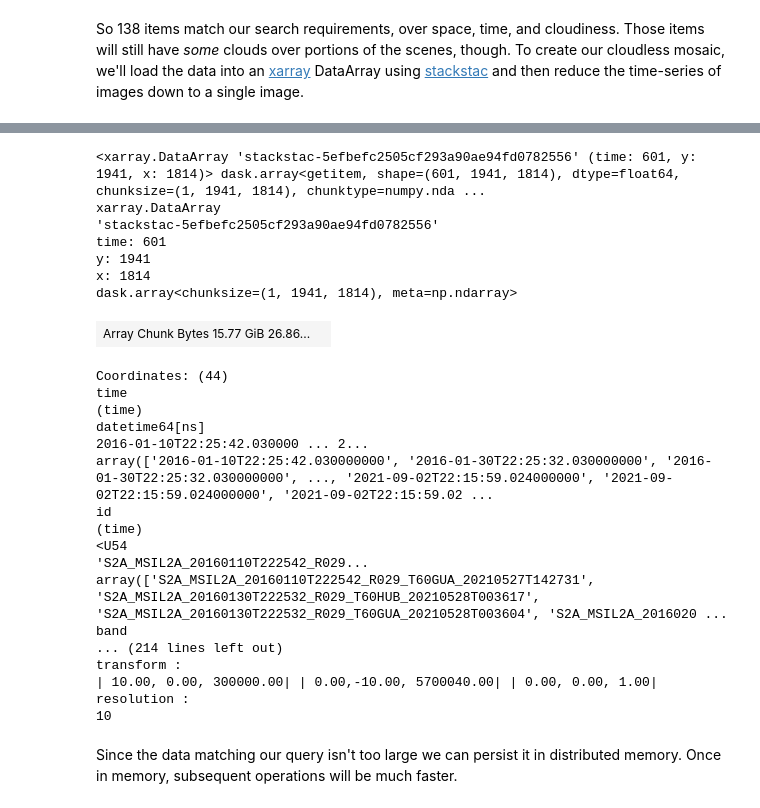
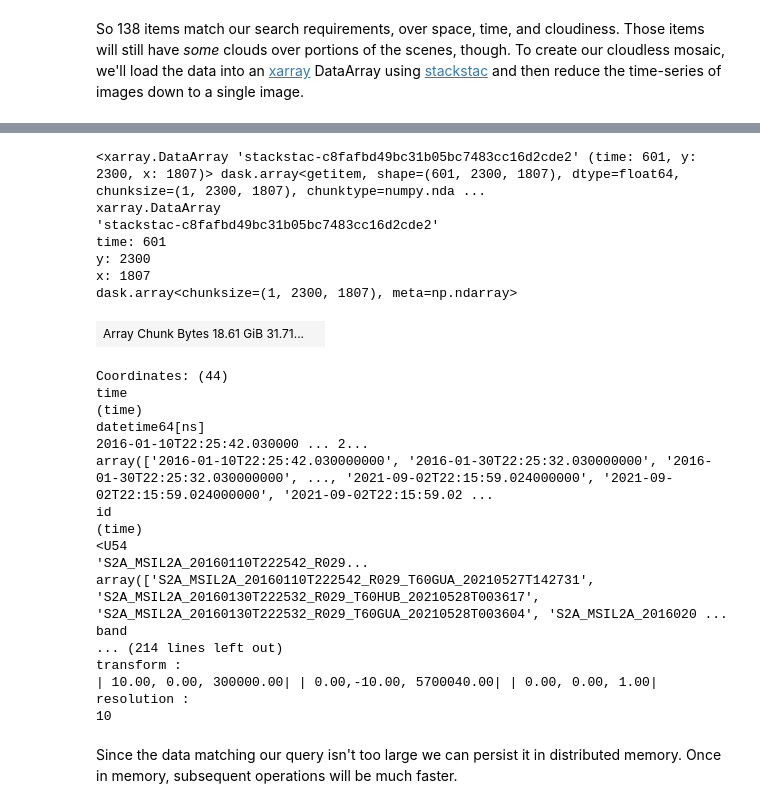
Before and after one commit to forrestfwilliams/planetary_computer, a Jupyter notebook: yearly_sentinel2_mosaic.ipynb, the cells around one changed output, grey strips where cells are left out. Cells and saved outputs as stored; diff of their text form; code cells hidden in the pictures.

```diff
--- a/yearly_sentinel2_mosaic.ipynb
+++ b/yearly_sentinel2_mosaic.ipynb
@@ -85,31 +86,31 @@ Wall time: 647 ms
 # %%
 data = (
     stackstac.stack(
         signed_items,
         assets=["B08"],
         chunksize=4096,
         resolution=10,
     )
     .where(lambda x: x > 0, other=np.nan)  # sentinel-2 uses 0 as nodata
 )
 
 # Get bounding box in projection of data
 project = pyproj.Transformer.from_crs(pyproj.CRS('EPSG:4326'), pyproj.CRS(data.crs), always_xy=True).transform
-pol_utm = transform(project, bbox_pol)
+pol_utm = transform(project, pol)
 minx, miny, maxx, maxy = pol_utm.bounds
 
 # Subset data
 data = data.sel(x=slice(minx, maxx), y=slice(maxy,miny), band='B08')
 data
 # %% [output]
-<xarray.DataArray 'stackstac-5efbefc2505cf293a90ae94fd0782556' (time: 601, y: 1941, x: 1814)> dask.array<getitem, shape=(601, 1941, 1814), dtype=float64, chunksize=(1, 1941, 1814), chunktype=numpy.nda ...
+<xarray.DataArray 'stackstac-c8fafbd49bc31b05bc7483cc16d2cde2' (time: 601, y: 2300, x: 1807)> dask.array<getitem, shape=(601, 2300, 1807), dtype=float64, chunksize=(1, 2300, 1807), chunktype=numpy.nda ...
 xarray.DataArray
-'stackstac-5efbefc2505cf293a90ae94fd0782556'
+'stackstac-c8fafbd49bc31b05bc7483cc16d2cde2'
 time: 601
-y: 1941
-x: 1814
-dask.array<chunksize=(1, 1941, 1814), meta=np.ndarray>
+y: 2300
+x: 1807
+dask.array<chunksize=(1, 2300, 1807), meta=np.ndarray>
-| Array Chunk Bytes 15.77 GiB 26.86... |  |
+| Array Chunk Bytes 18.61 GiB 31.71... |  |
 Coordinates: (44)
 time
 (time)
```
Also changed, not shown: parts of 15 cells of this notebook.
